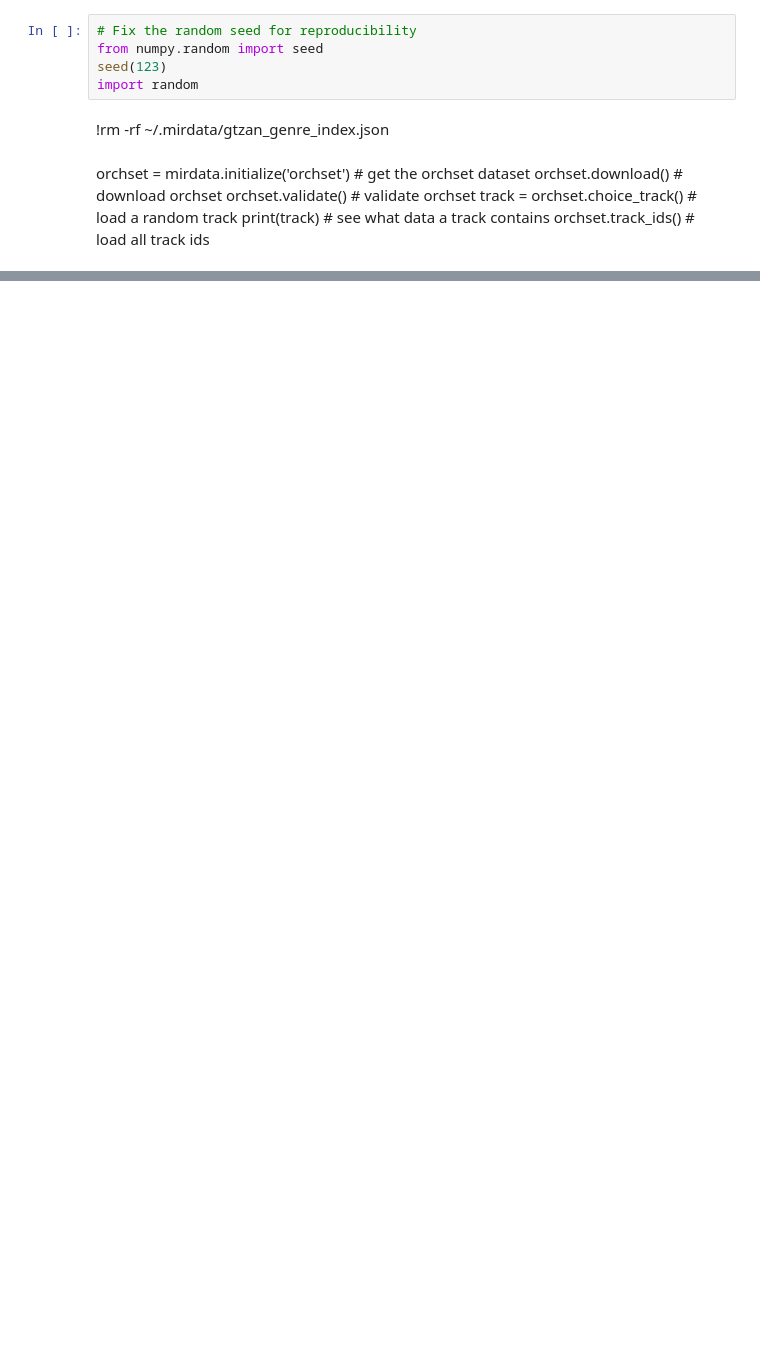
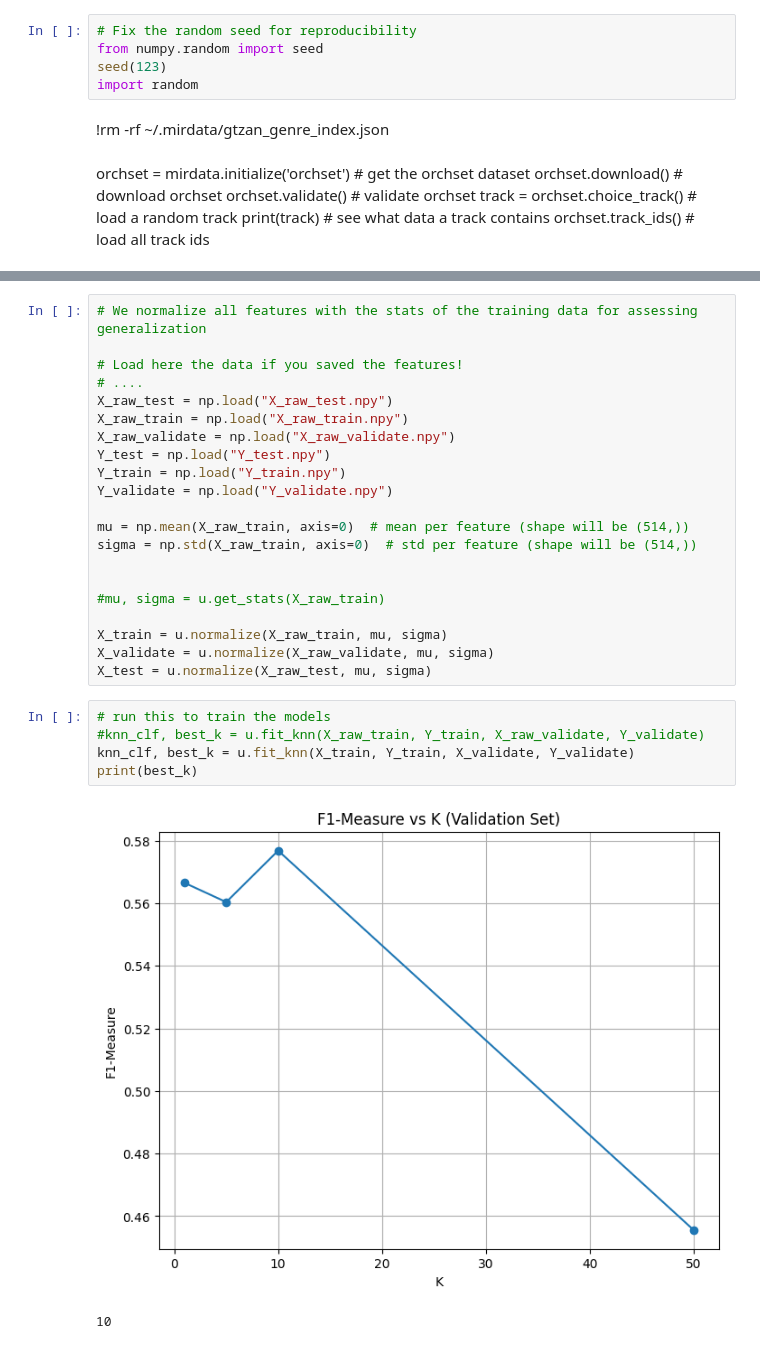
Before and after one commit to DMW9400/mir_finalProj, a Jupyter notebook: ML_algos/JC_KNb&DsTree.ipynb, the cells around one changed output, grey strips where cells are left out. Drawn from its saved outputs; the diff is of its cells as text; blank space fills up the shorter version.

```diff
--- a/ML_algos/JC_KNb&DsTree.ipynb
+++ b/ML_algos/JC_KNb&DsTree.ipynb
@@ -157,0 +195,29 @@ AttributeError: 'Track' object has no attribute 'instrument_id'
+# %%
+# We normalize all features with the stats of the training data for assessing generalization
+
+# Load here the data if you saved the features!
+# ....
+X_raw_test = np.load("X_raw_test.npy")
+X_raw_train = np.load("X_raw_train.npy")
+X_raw_validate = np.load("X_raw_validate.npy")
+Y_test = np.load("Y_test.npy")
+Y_train = np.load("Y_train.npy")
+Y_validate = np.load("Y_validate.npy")
+
+mu = np.mean(X_raw_train, axis=0)  # mean per feature (shape will be (514,))
+sigma = np.std(X_raw_train, axis=0)  # std per feature (shape will be (514,))
+
+
+#mu, sigma = u.get_stats(X_raw_train)
+
+X_train = u.normalize(X_raw_train, mu, sigma)
+X_validate = u.normalize(X_raw_validate, mu, sigma)
+X_test = u.normalize(X_raw_test, mu, sigma)
+# %%
+# run this to train the models
+#knn_clf, best_k = u.fit_knn(X_raw_train, Y_train, X_raw_validate, Y_validate)
+knn_clf, best_k = u.fit_knn(X_train, Y_train, X_validate, Y_validate)
+print(best_k)
+# %% [output]
+[figure, added]
+10
```
Also changed, not shown: parts of 26 cells of this notebook, 7 other files.
